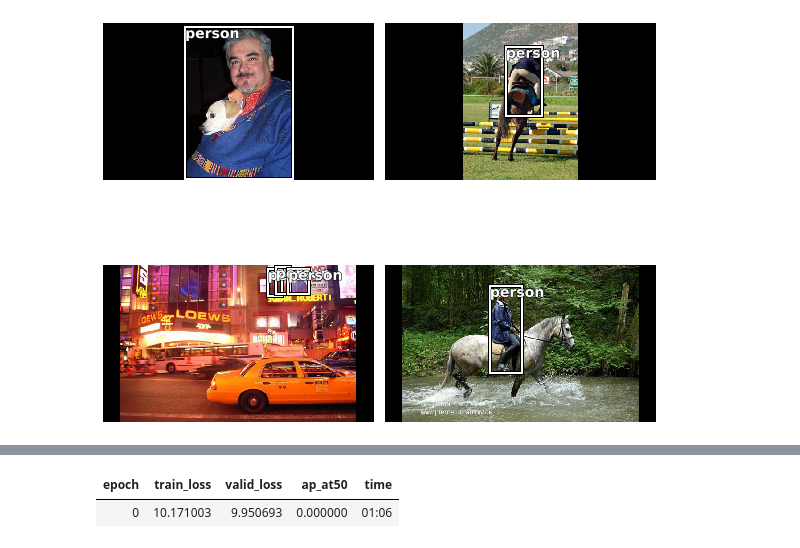
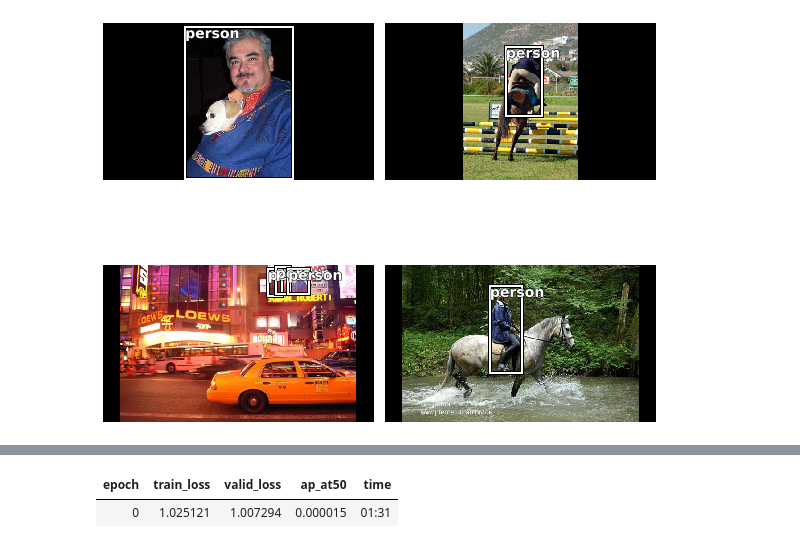
Before and after one commit to Mersive-Technologies/yolov3, a Jupyter notebook: fastai.ipynb, the cells around one changed output, grey strips where cells are left out. Saved outputs shown, nothing was run; the diff lists cells and outputs as text; code cells hidden in the pictures.

```diff
--- a/fastai.ipynb
+++ b/fastai.ipynb
@@ -132,10 +87,10 @@ AttributeError: 'NBMasterBar' object has no attribute 'out'
 # %%
 # learner.recorder.plot()
 # %%
-fit_one_cycle(learner, 1, max_lr=0.0)
+fit_one_cycle(learner, 1, max_lr=1e-2)
 # %% [output]
 | epoch | train_loss | valid_loss | ap_at50 | time |
-| 0 | 10.171003 | 9.950693 | 0.000000 | 01:06 |
+| 0 | 1.025121 | 1.007294 | 0.000015 | 01:31 |
 # %%
 from utils.torch_utils import model_info
 model_info(model)
```
Also changed, not shown: parts of 8 cells of this notebook, 2 other files.
